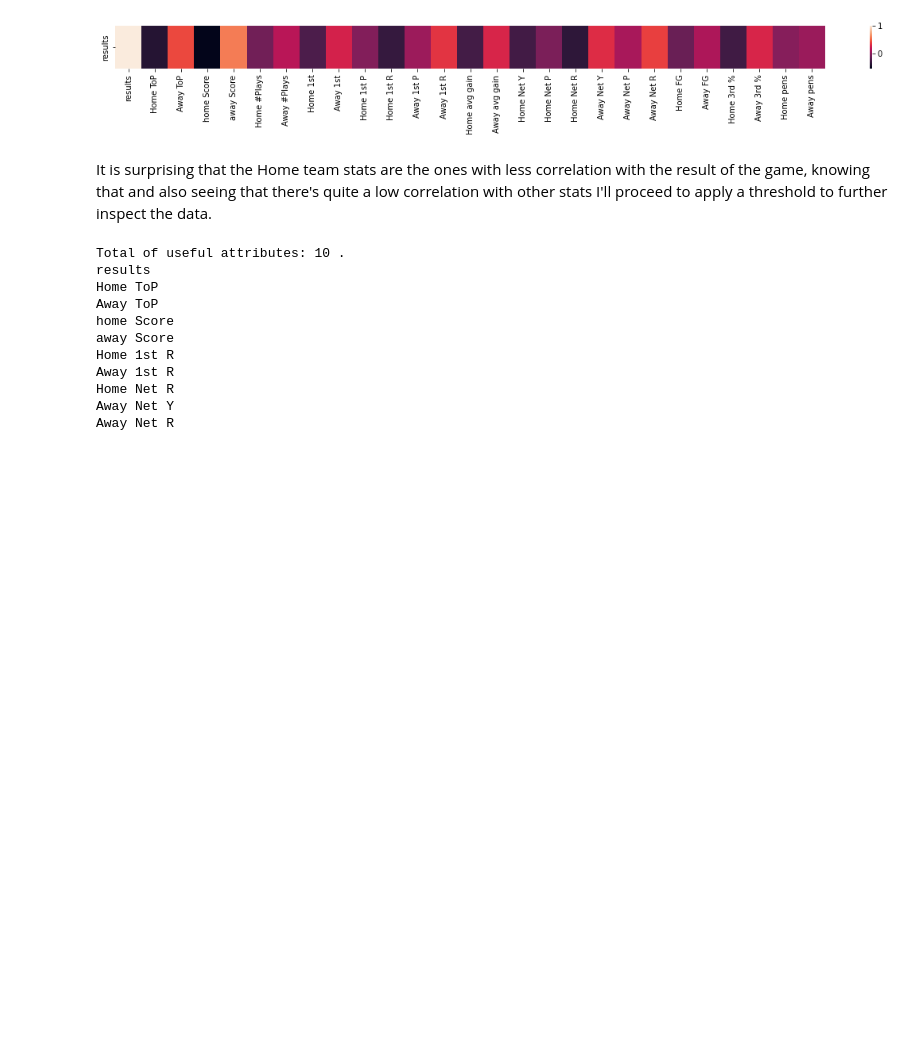
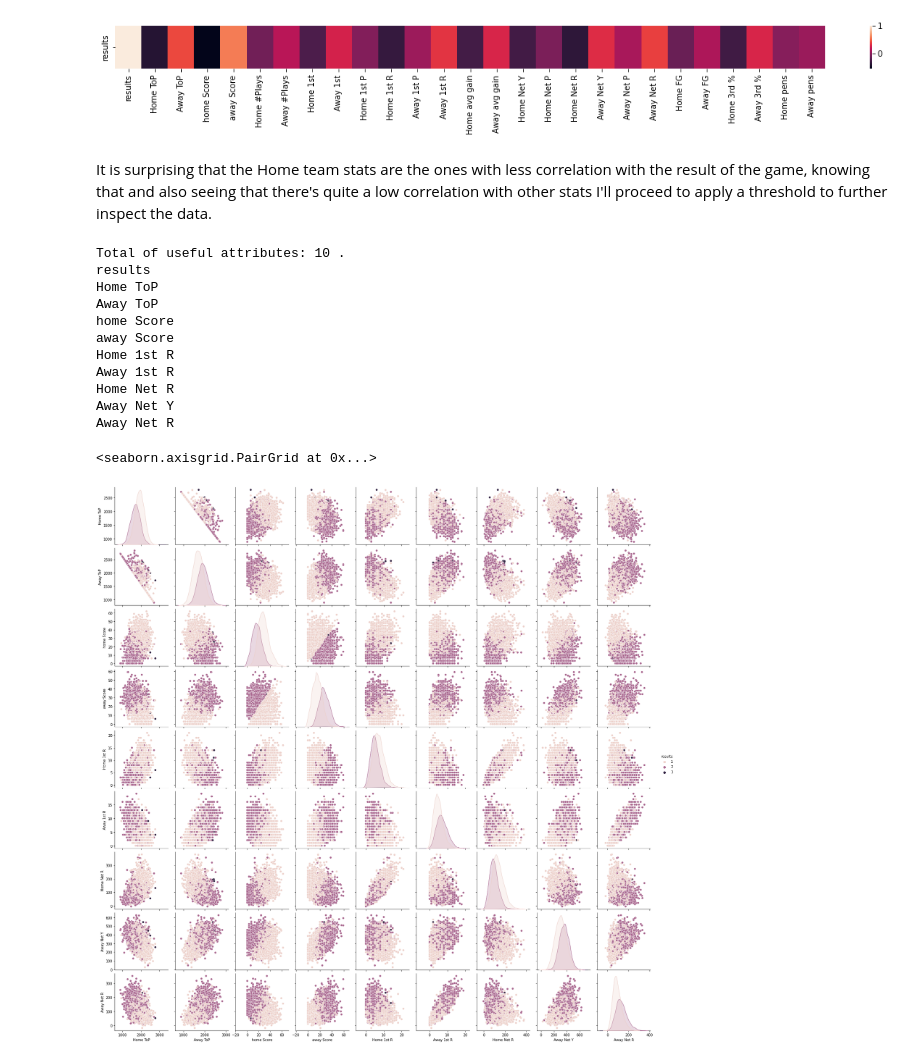
Before and after one commit to xavikp/kaggle-apc2122, a Jupyter notebook: src/predictor.ipynb, the cells around one changed output. Drawn from its saved outputs; the diff is of its cells as text; code cells hidden in the pictures; blank space fills up the shorter version.

```diff
--- a/src/predictor.ipynb
+++ b/src/predictor.ipynb
@@ -134,3 +138,9 @@ Away 1st R
 Home Net R
 Away Net Y
 Away Net R
+# %%
+data = data[attr]
+sns.pairplot(data, hue="results")
+# %% [output]
+<seaborn.axisgrid.PairGrid at 0x...>
+[figure, added]
```
Also changed, not shown: parts of 10 cells of this notebook.
